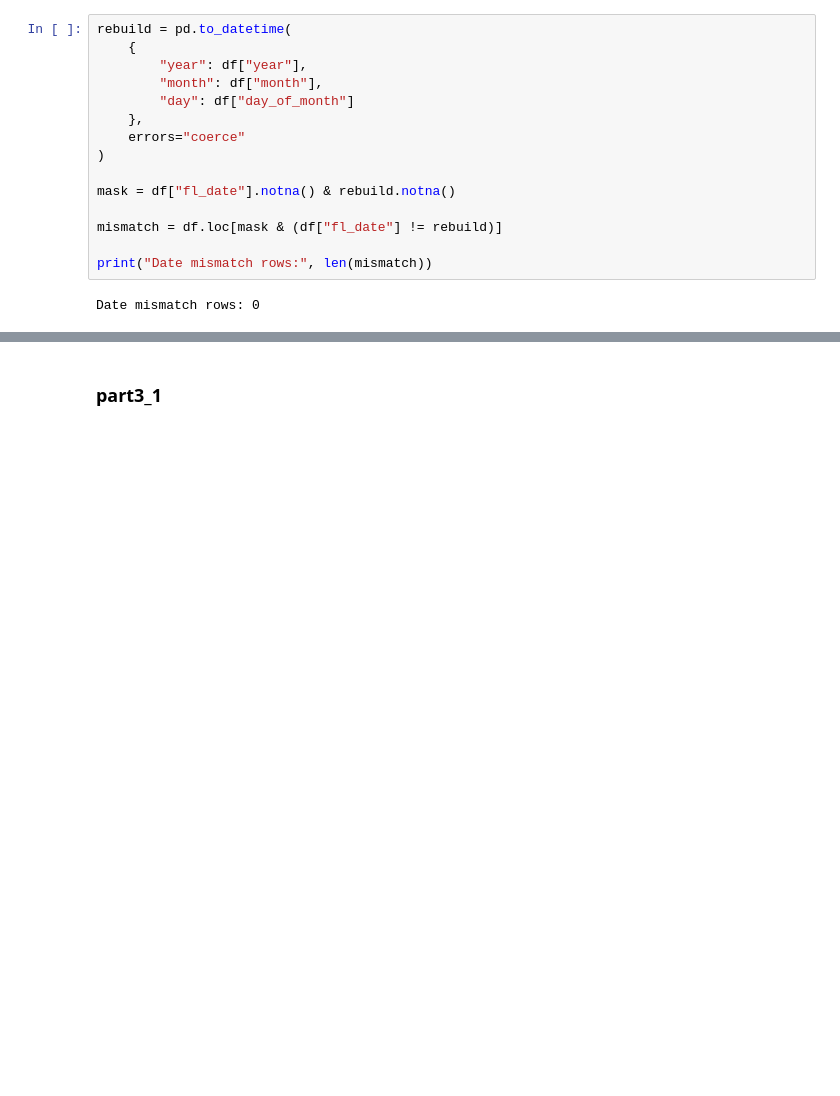
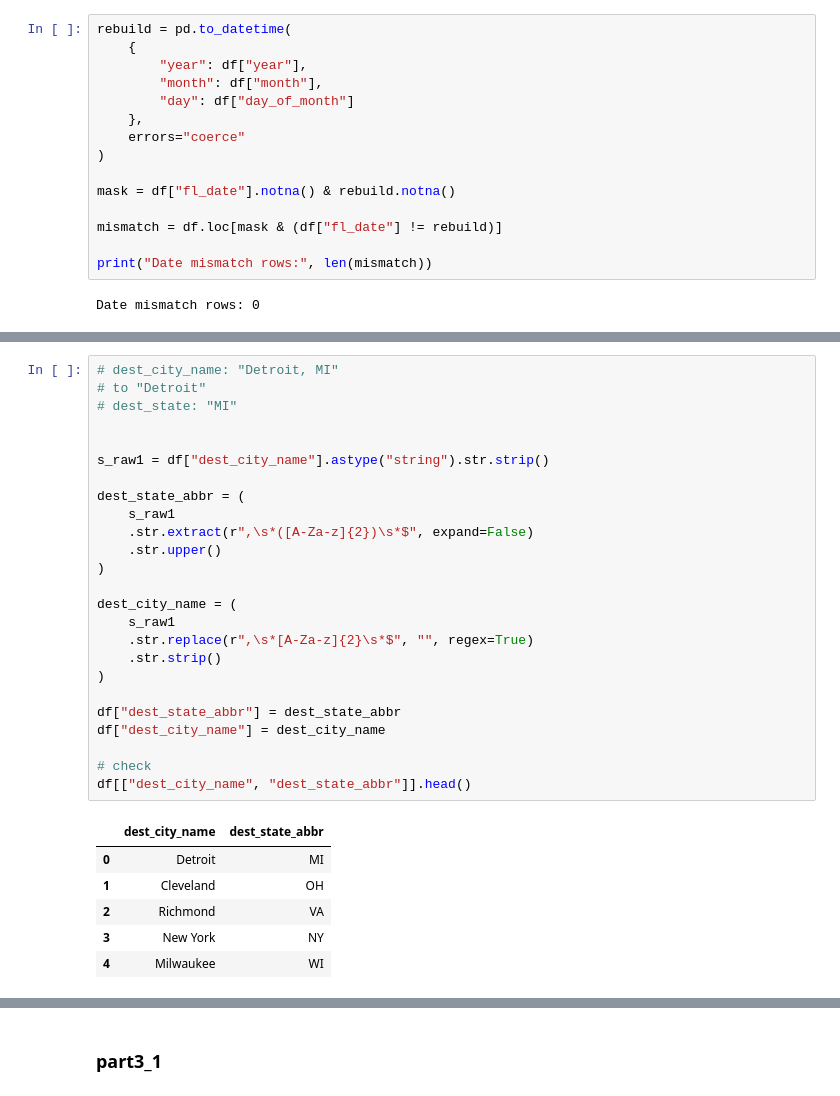
Before and after one commit to nshanbhag2003/flight-delay-analysis, a Jupyter notebook: Notebooks/datacleaning.ipynb, the cells around one changed output, grey strips where cells are left out. Drawn from its saved outputs; the diff is of its cells as text; blank space fills up the shorter version.

```diff
--- a/Notebooks/datacleaning.ipynb
+++ b/Notebooks/datacleaning.ipynb
@@ -441,0 +392,32 @@ arr_delay
+# %%
+# dest_city_name: "Detroit, MI"
+# to "Detroit"
+# dest_state: "MI"
+
+
+s_raw1 = df["dest_city_name"].astype("string").str.strip()
+
+dest_state_abbr = (
+    s_raw1
+    .str.extract(r",\s*([A-Za-z]{2})\s*$", expand=False)
+    .str.upper()
+)
+
+dest_city_name = (
+    s_raw1
+    .str.replace(r",\s*[A-Za-z]{2}\s*$", "", regex=True)
+    .str.strip()
+)
+
+df["dest_state_abbr"] = dest_state_abbr
+df["dest_city_name"] = dest_city_name
+
+# check
+df[["dest_city_name", "dest_state_abbr"]].head()
+# %% [output]
+|  | dest_city_name | dest_state_abbr |
+| 0 | Detroit | MI |
+| 1 | Cleveland | OH |
+| 2 | Richmond | VA |
+| 3 | New York | NY |
+| 4 | Milwaukee | WI |
```
Also changed, not shown: parts of 70 cells of this notebook.
